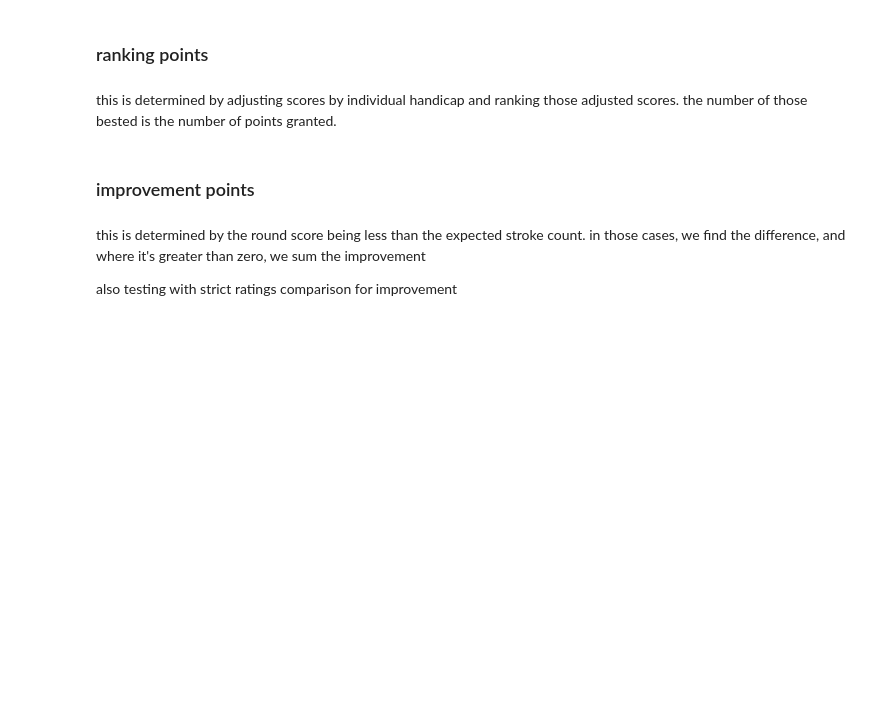
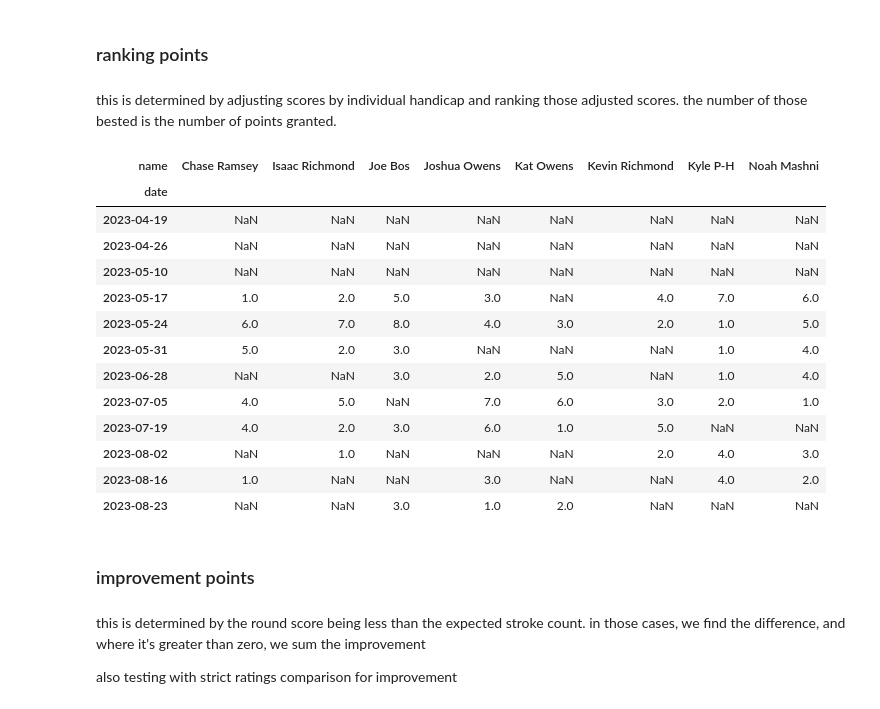
Before and after one commit to cha-duh/bde-data, a Jupyter notebook: league-calculator.ipynb, the cells around one changed output. Cells and saved outputs as stored; diff of their text form; code cells hidden in the pictures; blank space fills up the shorter version.

```diff
--- a/league-calculator.ipynb
+++ b/league-calculator.ipynb
@@ -160,19 +166,25 @@ round_scores
 # %% [markdown]
 generate round ratings per player based on SSE
 # %%
-ratings = round_scores.reset_index().set_index('date')
+ratings = df[['course','name','total_score','date']].set_index(['date','name'])
 ratings['sse'] = ratings['course'].map(SSE)
-for player in PLAYERS:
-    ratings[player] = ratings.apply(lambda x: calculate_rating(x[player],x['sse']),axis=1)
-
-ratings
+ratings['rating'] = ratings.apply(lambda row: calculate_rating(row['total_score'],row['sse']),axis=1)
+ratings = ratings.drop_duplicates()
+ratings = ratings.pivot_table(
+    values = 'rating',
+    index = 'date',
+    columns = 'name',
+    aggfunc = 'first'
+).drop_duplicates()
+ratings['the_field'] = ratings.mean(axis=1)
+# ratings
 # %% [markdown]
 ### rating average
 # %% [markdown]
 calculate a rolling average of players' rating as calculated above
 # %%
-ratings_ave = ratings.drop(columns=['sse']).rolling(6, axis=0, min_periods=5).apply(lambda x: mean(sorted(x)[1:4]))
-ratings_ave
+ratings_ave = ratings.fillna(ratings.mean()).rolling(6, axis=0, min_periods=4).apply(lambda x: mean(sorted(x)[1:4]))
+# ratings_ave
 # %% [markdown]
 #### ratings against field
 # %% [markdown]
@@ -196,12 +210,24 @@ expected_strokes
 # %% [markdown]
 this is determined by adjusting scores by individual handicap and ranking those adjusted scores. the number of those bested is the number of points granted.
 # %%
-handicap = expected_strokes.drop(columns=['course']).apply(lambda x: x-x['sse'], axis=1)
-adjusted = round_scores - handicap.drop(columns=['sse'])*SCALING_FACTOR # this inflated scores heavily
-ranked = adjusted.rank(axis=1,ascending=False)
-
-# ranked.sum()
-handicap
+diff = ratings - ratings_ave
+ranked = diff.drop(columns=['the_field']).rank(axis=1,ascending=True)
+ranked
+# %% [output]
+| name | Chase Ramsey | Isaac Richmond | Joe Bos | Joshua Owens | Kat Owens | Kevin Richmond | Kyle P-H | Noah Mashni |
+| date |  |  |  |  |  |  |  |  |
+| 2023-04-19 | NaN | NaN | NaN | NaN | NaN | NaN | NaN | NaN |
+| 2023-04-26 | NaN | NaN | NaN | NaN | NaN | NaN | NaN | NaN |
+| 2023-05-10 | NaN | NaN | NaN | NaN | NaN | NaN | NaN | NaN |
+| 2023-05-17 | 1.0 | 2.0 | 5.0 | 3.0 | NaN | 4.0 | 7.0 | 6.0 |
+| 2023-05-24 | 6.0 | 7.0 | 8.0 | 4.0 | 3.0 | 2.0 | 1.0 | 5.0 |
+| 2023-05-31 | 5.0 | 2.0 | 3.0 | NaN | NaN | NaN | 1.0 | 4.0 |
+| 2023-06-28 | NaN | NaN | 3.0 | 2.0 | 5.0 | NaN | 1.0 | 4.0 |
+| 2023-07-05 | 4.0 | 5.0 | NaN | 7.0 | 6.0 | 3.0 | 2.0 | 1.0 |
+| 2023-07-19 | 4.0 | 2.0 | 3.0 | 6.0 | 1.0 | 5.0 | NaN | NaN |
+| 2023-08-02 | NaN | 1.0 | NaN | NaN | NaN | 2.0 | 4.0 | 3.0 |
+| 2023-08-16 | 1.0 | NaN | NaN | 3.0 | NaN | NaN | 4.0 | 2.0 |
+| 2023-08-23 | NaN | NaN | 3.0 | 1.0 | 2.0 | NaN | NaN | NaN |
 # %% [markdown]
 ### improvement points
 # %% [markdown]
```
Also changed, not shown: parts of 22 cells of this notebook, 3 other files.
